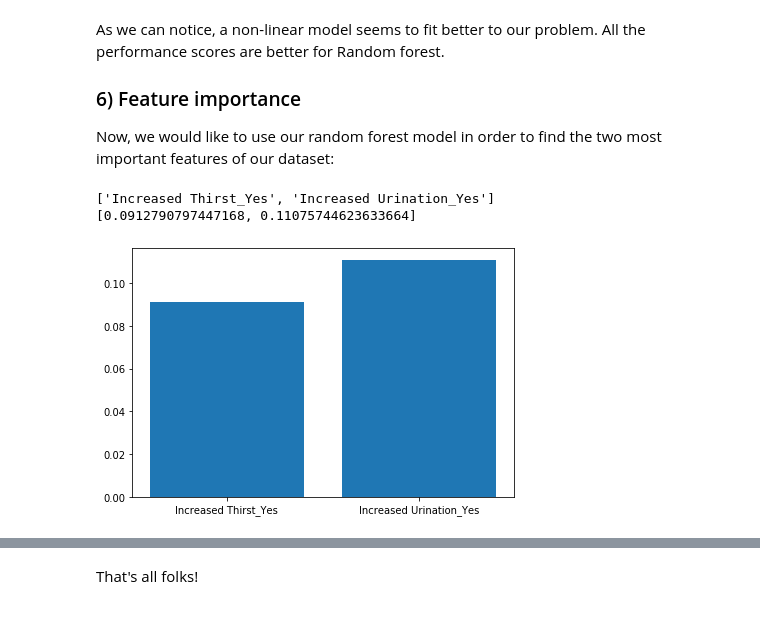
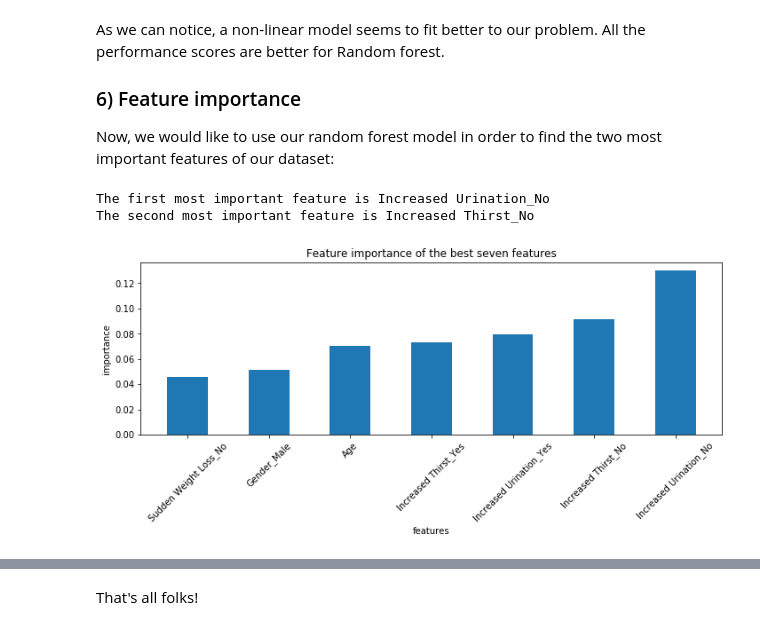
Before and after one commit to mlh-master/hw2_mlh-hadassa-and-sarah, a Jupyter notebook: HW2.ipynb, the cells around one changed output, grey strips where cells are left out. Saved outputs shown, nothing was run; the diff lists cells and outputs as text; code cells hidden in the pictures.

```diff
--- a/HW2.ipynb
+++ b/HW2.ipynb
@@ -167,7 +167,7 @@ Let's see if we can do better with a non-linear model.
 Let's tune the Random forest model:
 # %%
 from sklearn.ensemble import RandomForestClassifier
-best_params = tune_RandForest(kf, bin_Xtrain, bin_ytrain)
+best_params_RF = tune_RandForest(kf, bin_Xtrain, bin_ytrain)
 
-print(best_params)
+print(best_params_RF)
 # %% [output]
@@ -175,15 +175,9 @@ print(best_params)
 # %% [markdown]
 Let's report the performance score on the test set using the tuned parameters:
 # %%
-clf = RandomForestClassifier(class_weight='balanced', n_estimators=best_params['Nb_trees'],
-                             criterion=best_params['Criterion'], max_features=best_params['Max_features'],
-                             oob_score=best_params['oob_score']).fit(bin_Xtrain,bin_ytrain.iloc[:,1])
-y_pred = clf.predict(bin_Xtest)
-f1_sc = f1_score(bin_ytest.iloc[:,1], y_pred)
-acc_sc = accuracy_score(bin_ytest.iloc[:,1], y_pred)
-y_pred_prob = clf.predict_proba(bin_Xtest)[:,1]
-auc_sc = roc_auc_score(bin_ytest.iloc[:,1], y_pred_prob)
-log_loss_sc = log_loss(bin_ytest.iloc[:,1], y_pred_prob)
+clf = RandomForestClassifier(class_weight='balanced', n_estimators=best_params_RF['Nb_trees'],
+                             criterion=best_params_RF['Criterion'], max_features=best_params_RF['Max_features'],
+                             oob_score=best_params_RF['oob_score']).fit(bin_Xtrain,bin_ytrain.iloc[:,1])
 
 df_scores.loc['Random Forest, on train'] = report_performance(clf,bin_Xtrain, bin_ytrain.iloc[:,1], type_decision='predict_proba')
 df_scores.loc['Random Forest, on test'] = report_performance(clf,bin_Xtest, bin_ytest.iloc[:,1], type_decision='predict_proba')
@@ -203,29 +197,35 @@ Now, we would like to use our random forest model in order to find the two most
 # %%
 from  matplotlib import pyplot as plt
 importance = clf.feature_importances_
-
 # summarize feature importance
 
 df_pvals_labels = list(bin_Xtrain.columns.values)
 
 sorted_labels = [x for _,x in sorted(zip(importance,df_pvals_labels))]
 
 sorted_imp = sorted(importance)
 
-sorted_labels = sorted_labels[30:]
-sorted_imp = sorted_imp[30:]
-print(sorted_labels)
-print(sorted_imp)
-fig = plt.figure()
+sorted_labels = sorted_labels[25:]
+sorted_imp = sorted_imp[25:]
+Imp_ft1 = sorted_labels[len(sorted_labels)-1]
+Imp_ft2 = sorted_labels[len(sorted_labels)-2]
+print(f'The first most important feature is {Imp_ft1}')
+print(f'The second most important feature is {Imp_ft2}')
+fig = plt.figure(figsize=[10, 4.8])
 ax = fig.add_subplot(111)
-rects1 = ax.bar([x for x in range(len(importance[30:]))], sorted_imp,
-                     align='center', tick_label=sorted_labels)
-#ax.set_xticklabels(sorted_labels, rotation=45 )
+rects1 = ax.bar([x for x in range(len(importance[25:]))], sorted_imp,
+                     align='center', tick_label=sorted_labels, width=0.5)
+ax.set_xticklabels(sorted_labels, rotation=45 )
+ax.set_title('Feature importance of the best seven features')
+ax.set_xlabel('features')
+ax.set_ylabel('importance')
+
+
 #plt.xticks(rotation=45)
 plt.tight_layout()
 
 plt.show()
 # %% [output]
-['Increased Thirst_Yes', 'Increased Urination_Yes']
-[0.0912790797447168, 0.11075744623633664]
+The first most important feature is Increased Urination_No
+The second most important feature is Increased Thirst_No
-[figure, old version]
+[figure, new version]
```
Also changed, not shown: parts of 15 cells of this notebook.
